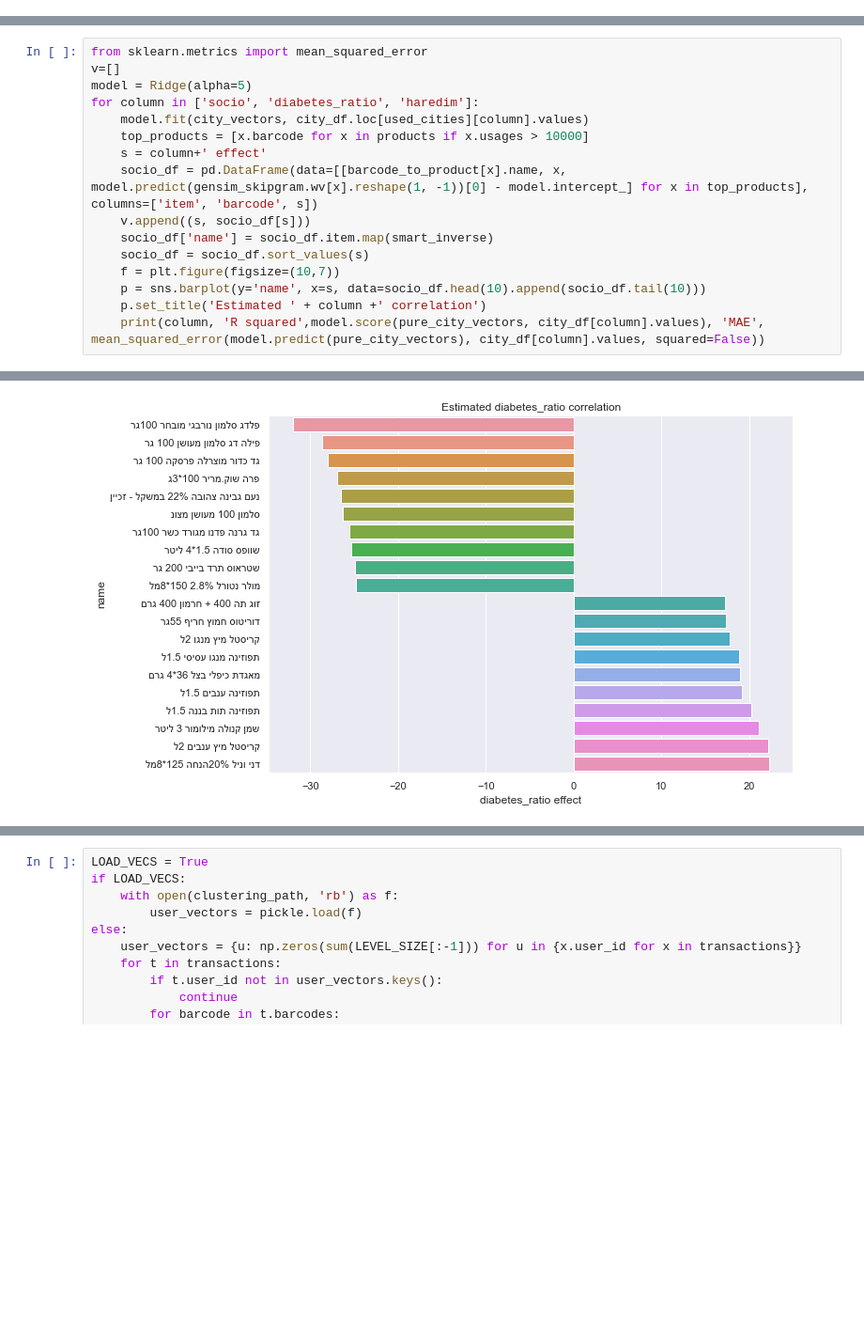
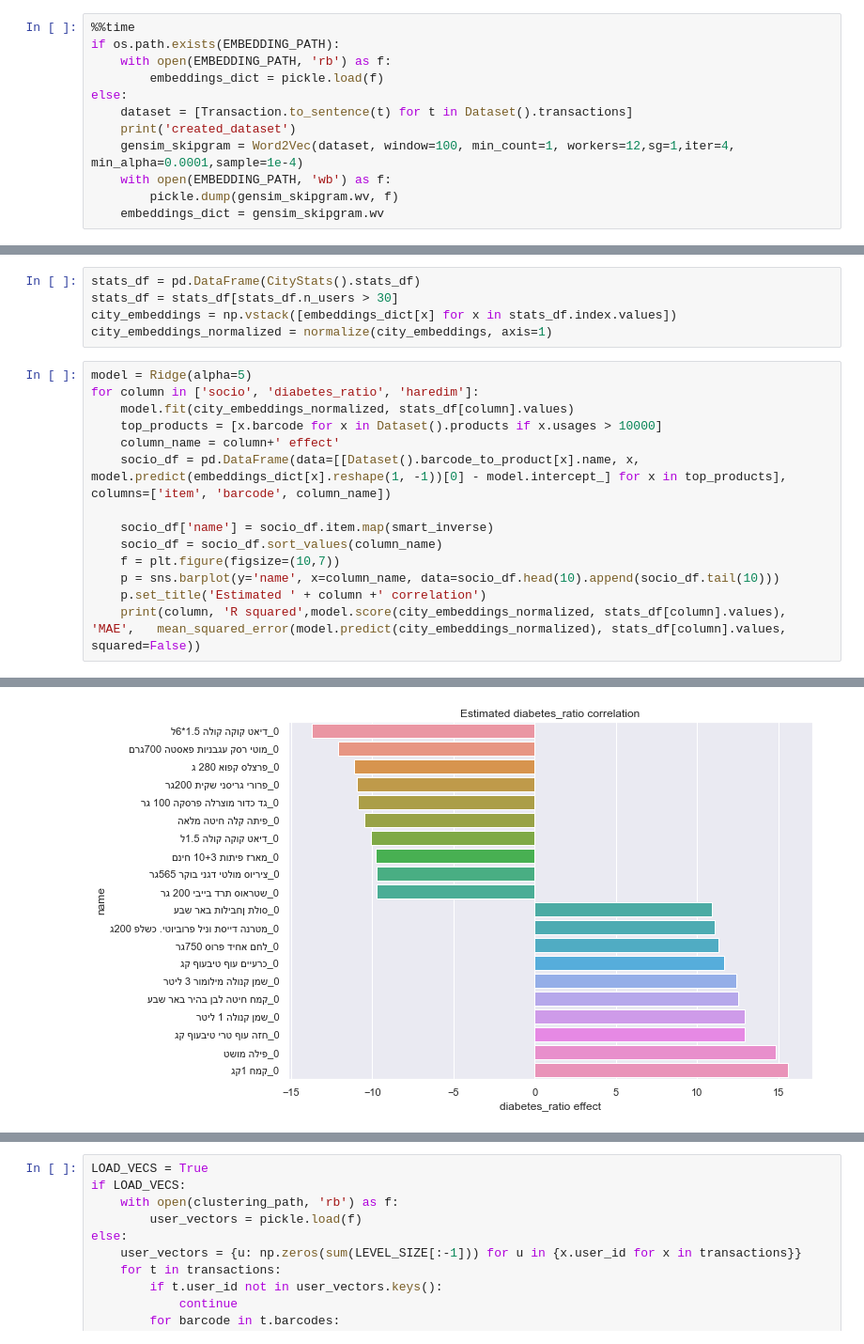
Before and after one commit to shtota/ExplainableClustering, a Jupyter notebook: Strauss.ipynb, the cells around one changed output, grey strips where cells are left out. Shown at 94% size. Saved outputs shown, nothing was run; the diff lists cells and outputs as text; blank space fills up the shorter version.

```diff
--- a/Strauss.ipynb
+++ b/Strauss.ipynb
@@ -104,0 +65,12 @@ city_vectors.shape
+# %%
+%%time
+if os.path.exists(EMBEDDING_PATH):
+    with open(EMBEDDING_PATH, 'rb') as f:
+        embeddings_dict = pickle.load(f)
+else:
+    dataset = [Transaction.to_sentence(t) for t in Dataset().transactions]
+    print('created_dataset')
+    gensim_skipgram = Word2Vec(dataset, window=100, min_count=1, workers=12,sg=1,iter=4, min_alpha=0.0001,sample=1e-4)
+    with open(EMBEDDING_PATH, 'wb') as f:
+        pickle.dump(gensim_skipgram.wv, f)
+    embeddings_dict = gensim_skipgram.wv
@@ -105,17 +87,20 @@ city_vectors.shape
+# %%
+stats_df = pd.DataFrame(CityStats().stats_df)
+stats_df = stats_df[stats_df.n_users > 30]
+city_embeddings = np.vstack([embeddings_dict[x] for x in stats_df.index.values])
+city_embeddings_normalized = normalize(city_embeddings, axis=1)
 # %%
-from sklearn.metrics import mean_squared_error
-v=[]
 model = Ridge(alpha=5)
 for column in ['socio', 'diabetes_ratio', 'haredim']:
-    model.fit(city_vectors, city_df.loc[used_cities][column].values)
-    top_products = [x.barcode for x in products if x.usages > 10000]
-    s = column+' effect'
-    socio_df = pd.DataFrame(data=[[barcode_to_product[x].name, x, model.predict(gensim_skipgram.wv[x].reshape(1, -1))[0] - model.intercept_] for x in top_products], columns=['item', 'barcode', s])
-    v.append((s, socio_df[s]))
+    model.fit(city_embeddings_normalized, stats_df[column].values)
+    top_products = [x.barcode for x in Dataset().products if x.usages > 10000]
+    column_name = column+' effect'
+    socio_df = pd.DataFrame(data=[[Dataset().barcode_to_product[x].name, x, model.predict(embeddings_dict[x].reshape(1, -1))[0] - model.intercept_] for x in top_products], columns=['item', 'barcode', column_name])
+
     socio_df['name'] = socio_df.item.map(smart_inverse)
-    socio_df = socio_df.sort_values(s)
+    socio_df = socio_df.sort_values(column_name)
     f = plt.figure(figsize=(10,7))
-    p = sns.barplot(y='name', x=s, data=socio_df.head(10).append(socio_df.tail(10)))
+    p = sns.barplot(y='name', x=column_name, data=socio_df.head(10).append(socio_df.tail(10)))
     p.set_title('Estimated ' + column +' correlation')
-    print(column, 'R squared',model.score(pure_city_vectors, city_df[column].values), 'MAE',   mean_squared_error(model.predict(pure_city_vectors), city_df[column].values, squared=False))
+    print(column, 'R squared',model.score(city_embeddings_normalized, stats_df[column].values), 'MAE',   mean_squared_error(model.predict(city_embeddings_normalized), stats_df[column].values, squared=False))
 # %% [output]
@@ -126 +111 @@ haredim R squared 0.8940784758434266 MAE 6.963408579245603
-[figure, old version]
+[figure, new version]
```
Also changed, not shown: parts of 17 cells of this notebook, 3 other files.
